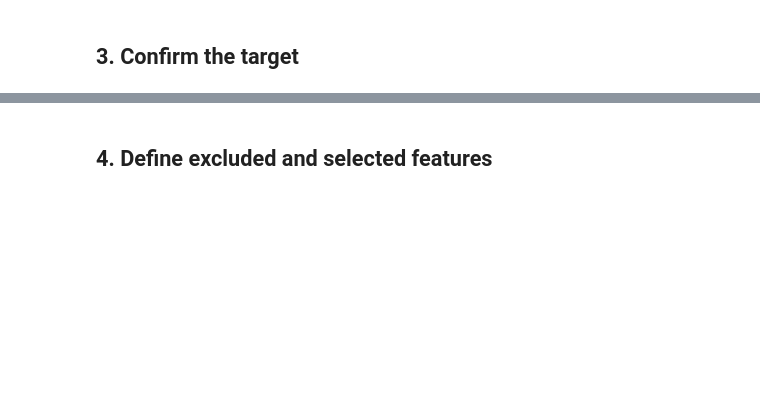
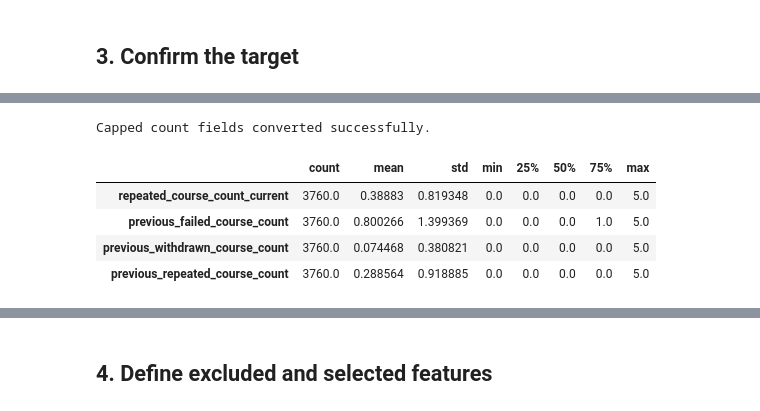
Before and after one commit to israa-tajaldin/IT9099, a Jupyter notebook: notebooks/02_preprocessing_ml_preparation.ipynb, the cells around one changed output, grey strips where cells are left out. Drawn from its saved outputs; the diff is of its cells as text; code cells hidden in the pictures; blank space fills up the shorter version.

```diff
--- a/notebooks/02_preprocessing_ml_preparation.ipynb
+++ b/notebooks/02_preprocessing_ml_preparation.ipynb
@@ -58,0 +68,40 @@ display(
+# %%
+data = data.drop(columns=["merge_student_key_banner", "merge_student_key_moodle"])
+# %%
+# Count fields containing 0, 1, 2, 3, 4, and 5+
+CAPPED_COUNT_COLUMNS = [
+    "repeated_course_count_current",
+    "previous_failed_course_count",
+    "previous_withdrawn_course_count",
+    "previous_repeated_course_count",
+]
+
+for column in CAPPED_COUNT_COLUMNS:
+
+    cleaned_values = (
+        data[column]
+        .astype("string")
+        .str.strip()
+        .str.upper()
+        .str.replace("5+", "5", regex=False)
+    )
+
+    data[column] = pd.to_numeric(
+        cleaned_values,
+        errors="coerce",
+    )
+
+print("Capped count fields converted successfully.")
+
+display(
+    data[CAPPED_COUNT_COLUMNS]
+    .describe()
+    .T
+)
+# %% [output]
+Capped count fields converted successfully.
+|  | count | mean | std | min | 25% | 50% | 75% | max |
+| repeated_course_count_current | 3760.0 | 0.38883 | 0.819348 | 0.0 | 0.0 | 0.0 | 0.0 | 5.0 |
+| previous_failed_course_count | 3760.0 | 0.800266 | 1.399369 | 0.0 | 0.0 | 0.0 | 1.0 | 5.0 |
+| previous_withdrawn_course_count | 3760.0 | 0.074468 | 0.380821 | 0.0 | 0.0 | 0.0 | 0.0 | 5.0 |
+| previous_repeated_course_count | 3760.0 | 0.288564 | 0.918885 | 0.0 | 0.0 | 0.0 | 0.0 | 5.0 |
```
Also changed, not shown: parts of 18 cells of this notebook, 2 other files.
